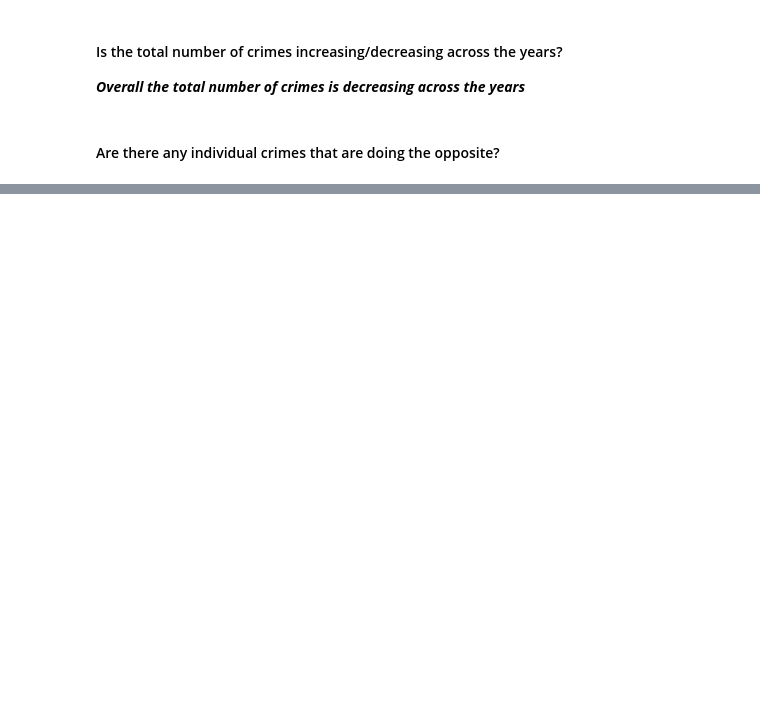
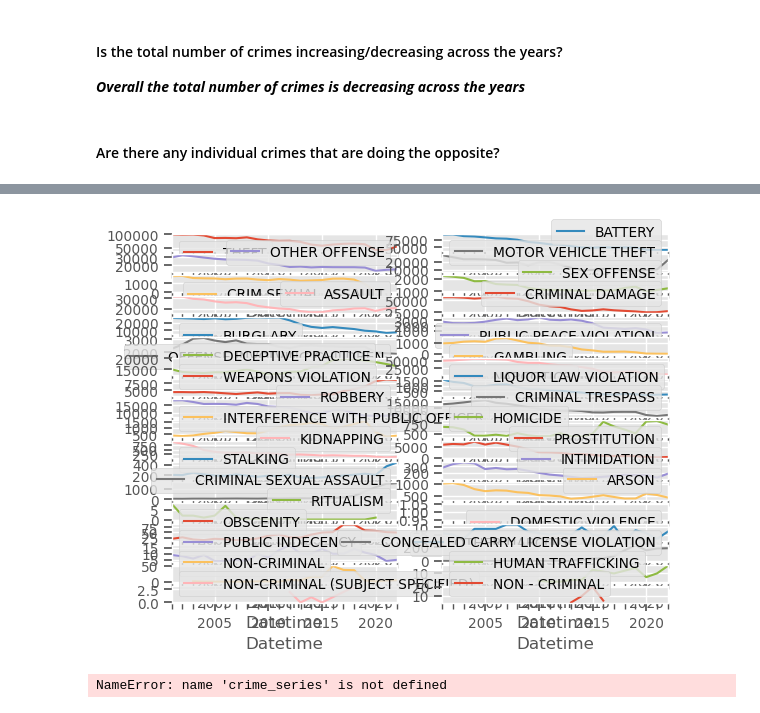
Before and after one commit to SeeBee8/Chicago-Crimes, a Jupyter notebook: Part1_Project3.ipynb, the cells around one changed output, grey strips where cells are left out. Cells and saved outputs as stored; diff of their text form; code cells hidden in the pictures; blank space fills up the shorter version.

```diff
--- a/Part1_Project3.ipynb
+++ b/Part1_Project3.ipynb
@@ -355,0 +374,3 @@ crimes_si= crimes.set_index('Datetime')
+# %%
+crime_dict[crime] = year_sample.copy()
+crime_dict.keys()
@@ -355,0 +399,4 @@ crimes_si= crimes.set_index('Datetime')
+# %%
+#Create a for loop
+crime_list = dff['Primary Type'].unique()
+crime_list
@@ -355,0 +416,6 @@ crimes_si= crimes.set_index('Datetime')
+# %%
+for crime in crime_list:
+    tempdf = temp.loc[temp['Primary Type'] == crime].copy()
+    year_sample=tempdf.resample("Y").size()
+    crime_dict[crime] = year_sample.copy()
+crime_dict.keys()
@@ -355,0 +424,4 @@ crimes_si= crimes.set_index('Datetime')
+# %%
+#Convert dictionary into datafrome
+crimesdf = pd.DataFrame(crime_dict)
+crimesdf
@@ -356,2 +468,11 @@ crimes_si= crimes.set_index('Datetime')
+# %%
+fig, axes = plt.subplots(nrows = 18, ncols = 2)
+crimesdf.plot(subplots=True, ax=axes)
+
+#axes.legend()
+plt.tight_layout()
+plt.show();
+# %% [output]
+[figure, added]
 # %%
 #Inspect the value_counts for differnt types of crimes
@@ -368,3 +491,19 @@ plt.ylabel('Years');
+# %%
+# Convert the index levels to datetime
+crime_series.index = pd.MultiIndex.from_tuples([(pd.to_datetime(date), crime_type)
+                                                for crime_type, date in crime_series.index])
+
+# Unstack the data to create a DataFrame
+crime_df = crime_series.unstack(level='Primary Type')
+
+# Plot the data
+crime_df.plot(kind='bar', stacked=True, figsize=(10, 6))
+plt.title('Crime Incidents Over Time')
+plt.xlabel('Year')
+plt.ylabel('Count')
+plt.show()
+# %% [output]
+NameError: name 'crime_series' is not defined
 # %%
 ## Comparing Holidays
 # %%
```
Also changed, not shown: parts of 21 cells of this notebook.
